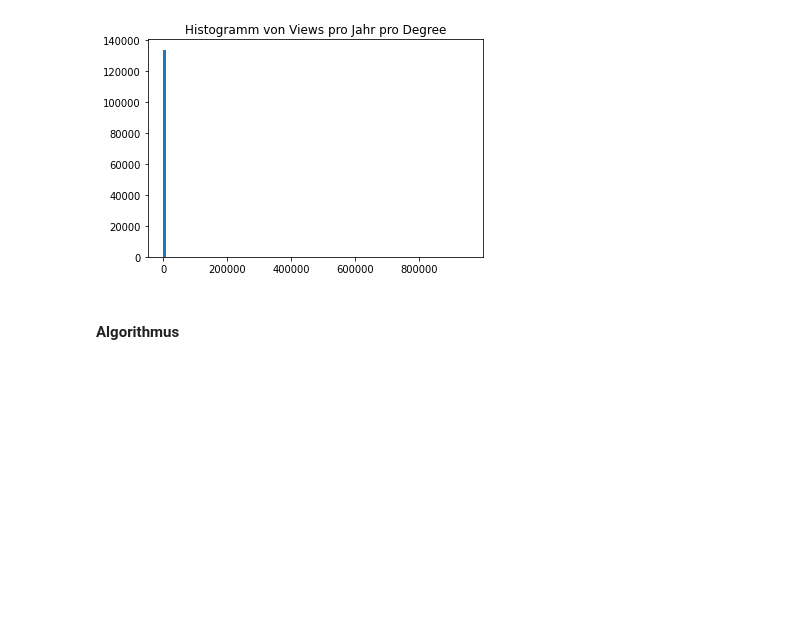
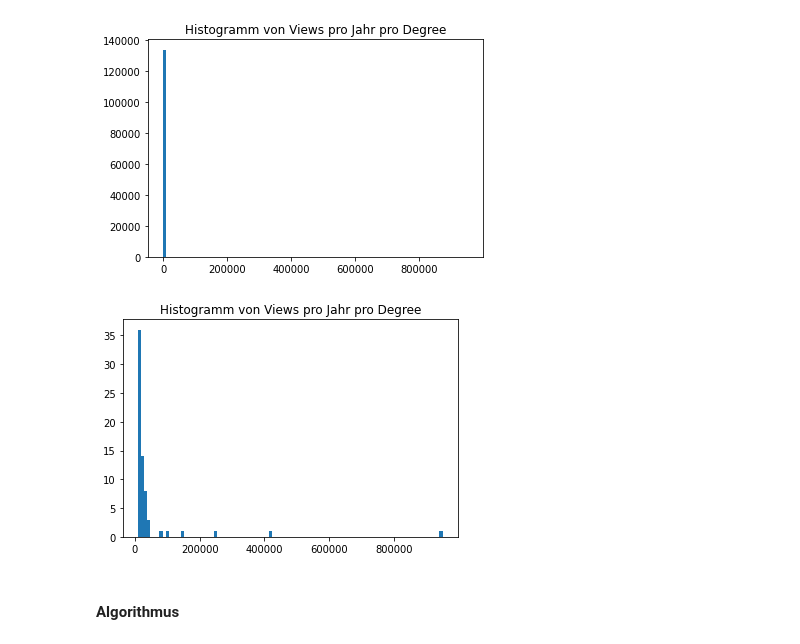
Before and after one commit to kenfus/SAN, a Jupyter notebook: main.ipynb, the cells around one changed output. Saved outputs shown, nothing was run; the diff lists cells and outputs as text; code cells hidden in the pictures; blank space fills up the shorter version.

```diff
--- a/main.ipynb
+++ b/main.ipynb
@@ -504,5 +505,11 @@ plt.show()
 # %% [output]
 [figure]
+# %%
+plt.hist(features_optimizer[features_optimizer.views_per_year_per_degree>10000].views_per_year_per_degree, bins=100)
+plt.title('Histogramm von Views pro Jahr pro Degree')
+plt.show()
+# %% [output]
+[figure, added]
 # %% [markdown]
 #### Algorithmus
 # %%
```
Also changed, not shown: parts of 12 cells of this notebook, 1 other file.
